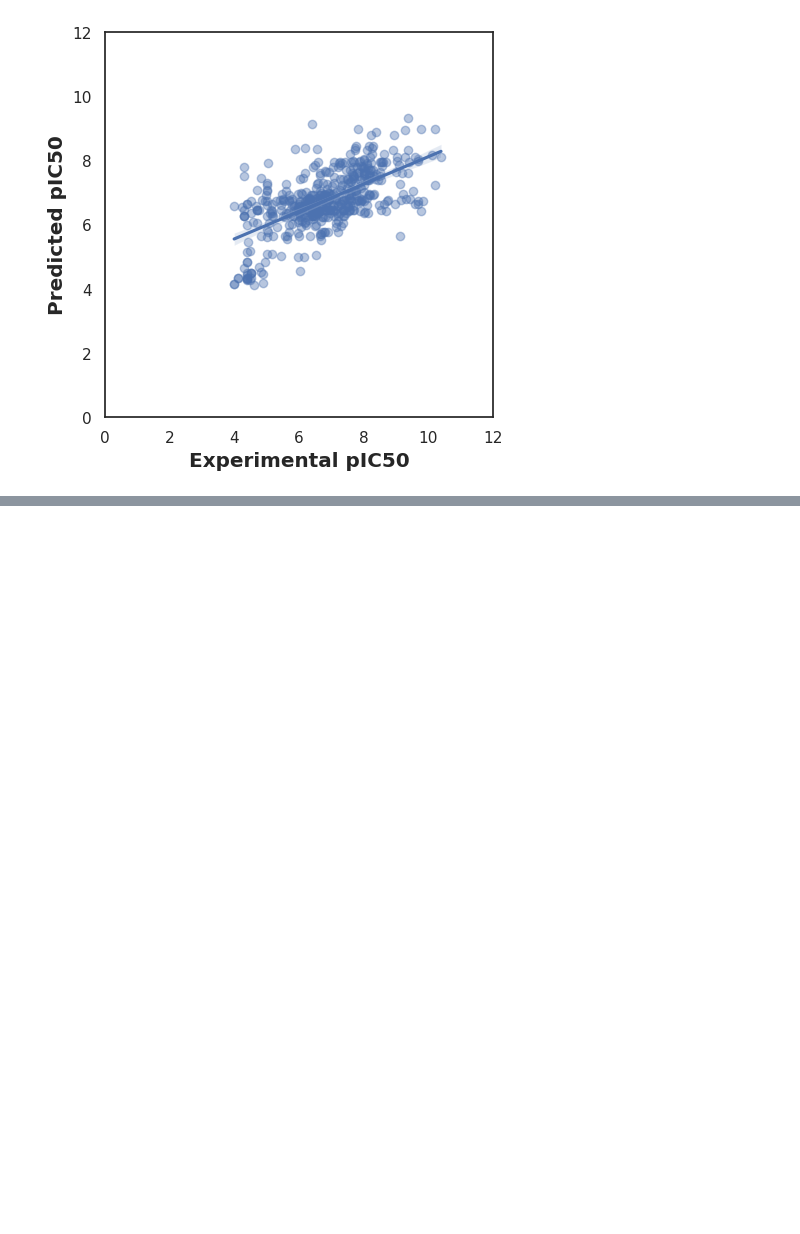
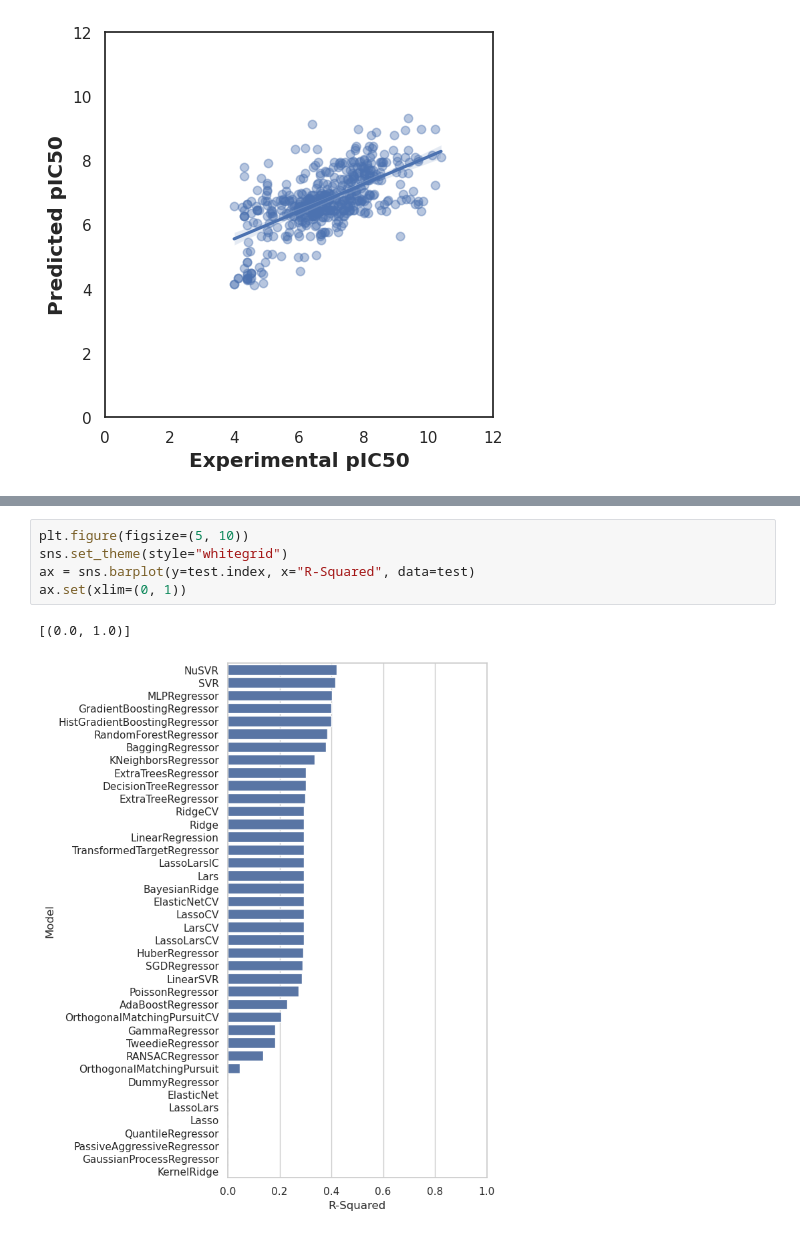
Before and after one commit to mbxss28/ML_Project_1, a Jupyter notebook: drugproject.ipynb, the cells around one changed output, grey strips where cells are left out. Drawn from its saved outputs; the diff is of its cells as text; blank space fills up the shorter version.

```diff
--- a/drugproject.ipynb
+++ b/drugproject.ipynb
@@ -631,0 +693,8 @@ plt.show
+# %%
+plt.figure(figsize=(5, 10))
+sns.set_theme(style="whitegrid")
+ax = sns.barplot(y=test.index, x="R-Squared", data=test)
+ax.set(xlim=(0, 1))
+# %% [output]
+[(0.0, 1.0)]
+[figure, added]
```
Also changed, not shown: parts of 8 cells of this notebook.
